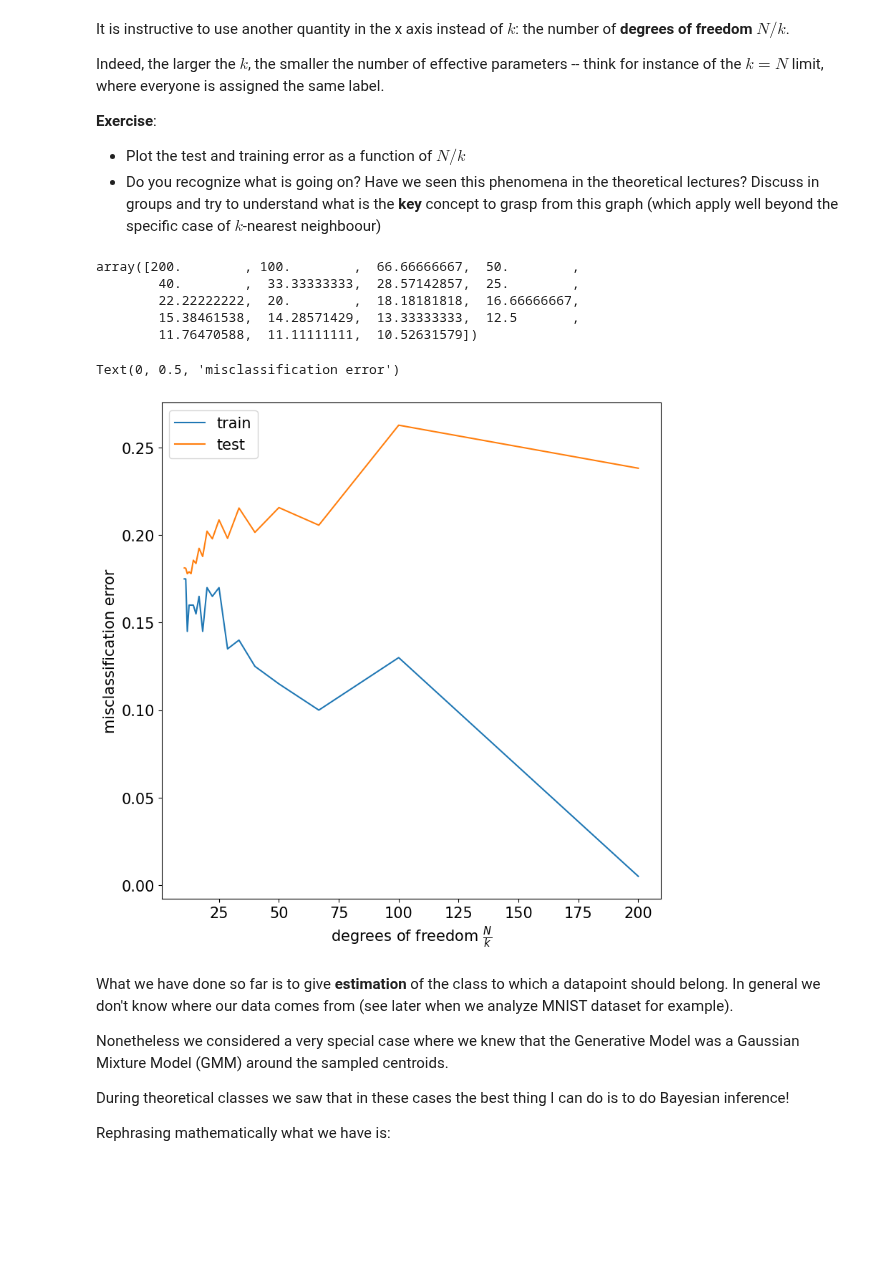
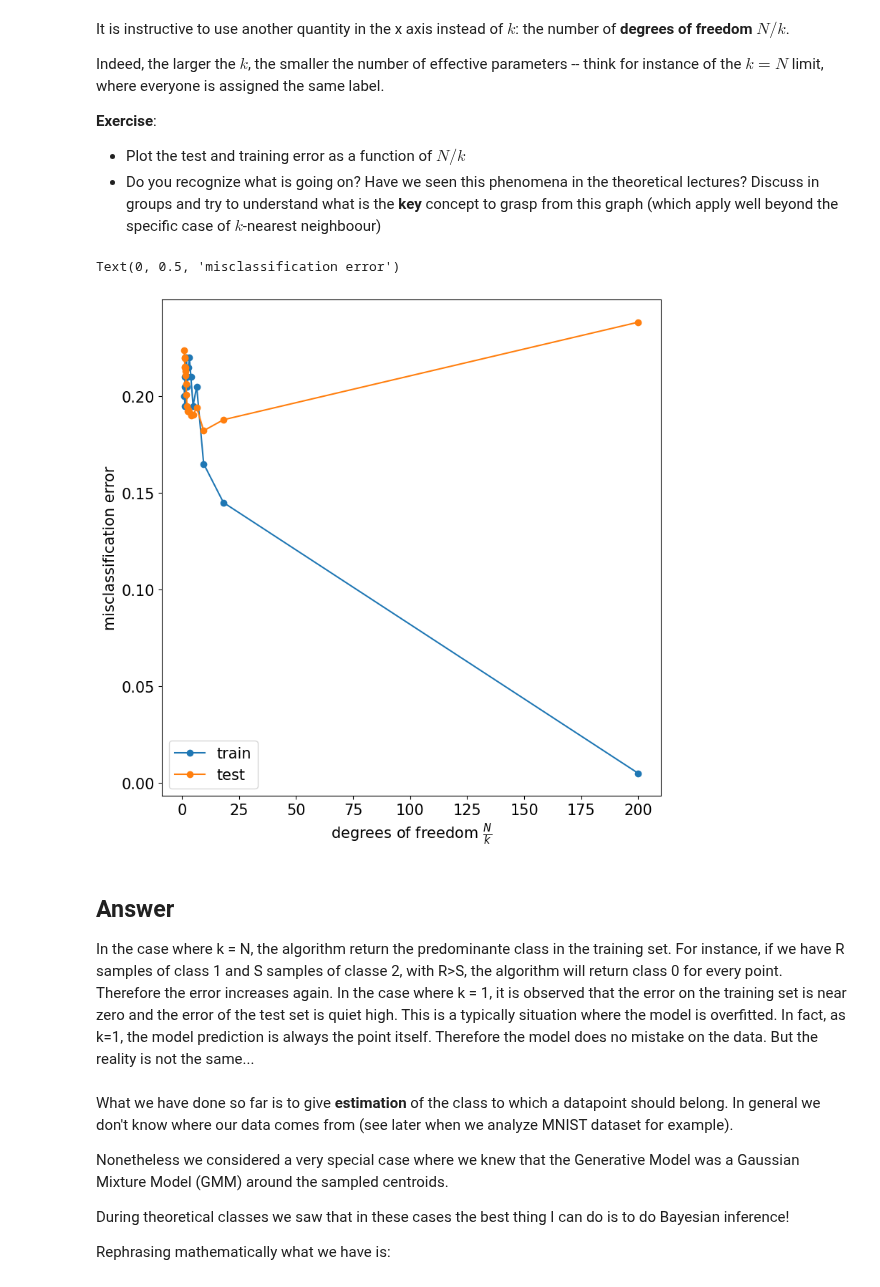
Before and after one commit to roduit/FundamentalLearningEPFL, a Jupyter notebook: TP3/TP3_FoIL_public.ipynb, the cells around one changed output. Saved outputs shown, nothing was run; the diff lists cells and outputs as text; code cells hidden in the pictures; blank space fills up the shorter version.

```diff
--- a/TP3/TP3_FoIL_public.ipynb
+++ b/TP3/TP3_FoIL_public.ipynb
@@ -305,7 +305,7 @@ def compute_test_error(X_train, y_train, X_test, y_test, k=1):
     return np.mean(y_test != y_hat)
 # %%
 # Run functions for k belonging to a range of values
-ks = np.arange(1, 20)
+ks = np.arange(1, 200,10)
 train_error = []
 test_error = []
 for (i, k) in enumerate(ks):
@@ -349,25 +350,20 @@ Indeed, the larger the $k$, the smaller the number of effective parameters -- th
 **Exercise**:
 * Plot the test and training error as a function of $N/k$
 * Do you recognize what is going on? Have we seen this phenomena in the theoretical lectures? Discuss in groups and try to understand what is the **key** concept to grasp from this graph (which apply well beyond the specific case of $k$-nearest neighboour)
-# %%
-np.reverse
-# %% [output]
-array([200.        , 100.        ,  66.66666667,  50.        ,
-        40.        ,  33.33333333,  28.57142857,  25.        ,
-        22.22222222,  20.        ,  18.18181818,  16.66666667,
-        15.38461538,  14.28571429,  13.33333333,  12.5       ,
-        11.76470588,  11.11111111,  10.52631579])
 # %%
 # Plot results
 freedom_degree = len(X)/ks
-plt.plot(freedom_degree, train_error, label = "train")
-plt.plot(freedom_degree, test_error, label = "test")
+plt.plot(freedom_degree, train_error, label = "train",marker='o')
+plt.plot(freedom_degree, test_error, label = "test", marker='o')
 plt.legend()
 plt.xlabel(r'degrees of freedom $\frac{N}{k}$')
 plt.ylabel("misclassification error")
 # %% [output]
 Text(0, 0.5, 'misclassification error')
-[figure, old version]
+[figure, new version]
+# %% [markdown]
+## Answer
+In the case where k = N, the algorithm return the predominante class in the training set. For instance, if we have R samples of class 1 and S samples of classe 2, with R>S, the algorithm will return class 0 for every point. Therefore the error increases again. In the case where k = 1, it is observed that the error on the training set is near zero and the error of the test set is quiet high. This is a typically situation where the model is overfitted. In fact, as k=1, the model prediction is always the point itself. Therefore the model does no mistake on the data. But the reality is not the same...
 # %% [markdown]
 What we have done so far is to give **estimation** of the class to which a datapoint should belong. In general we don't know where our data comes from (see later when we analyze MNIST dataset for example).
 
```
Also changed, not shown: parts of 7 cells of this notebook, 1 other file.
